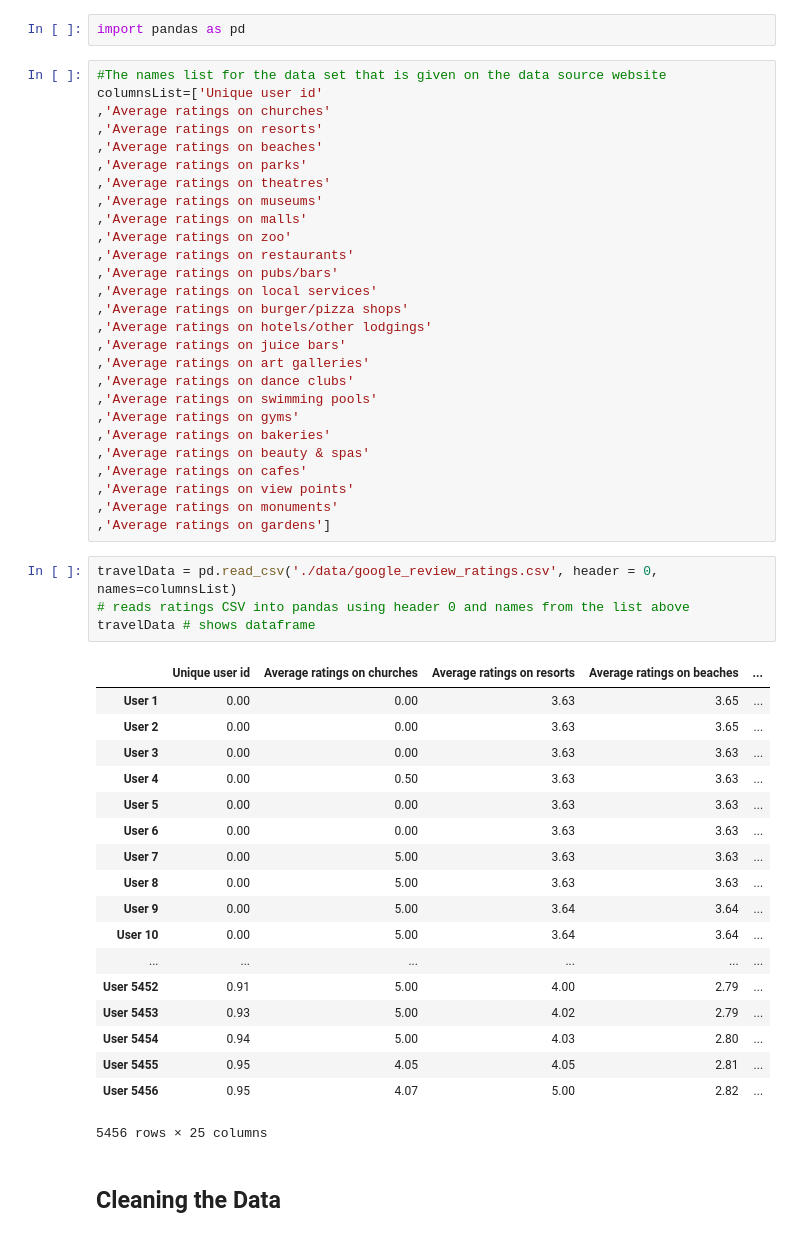
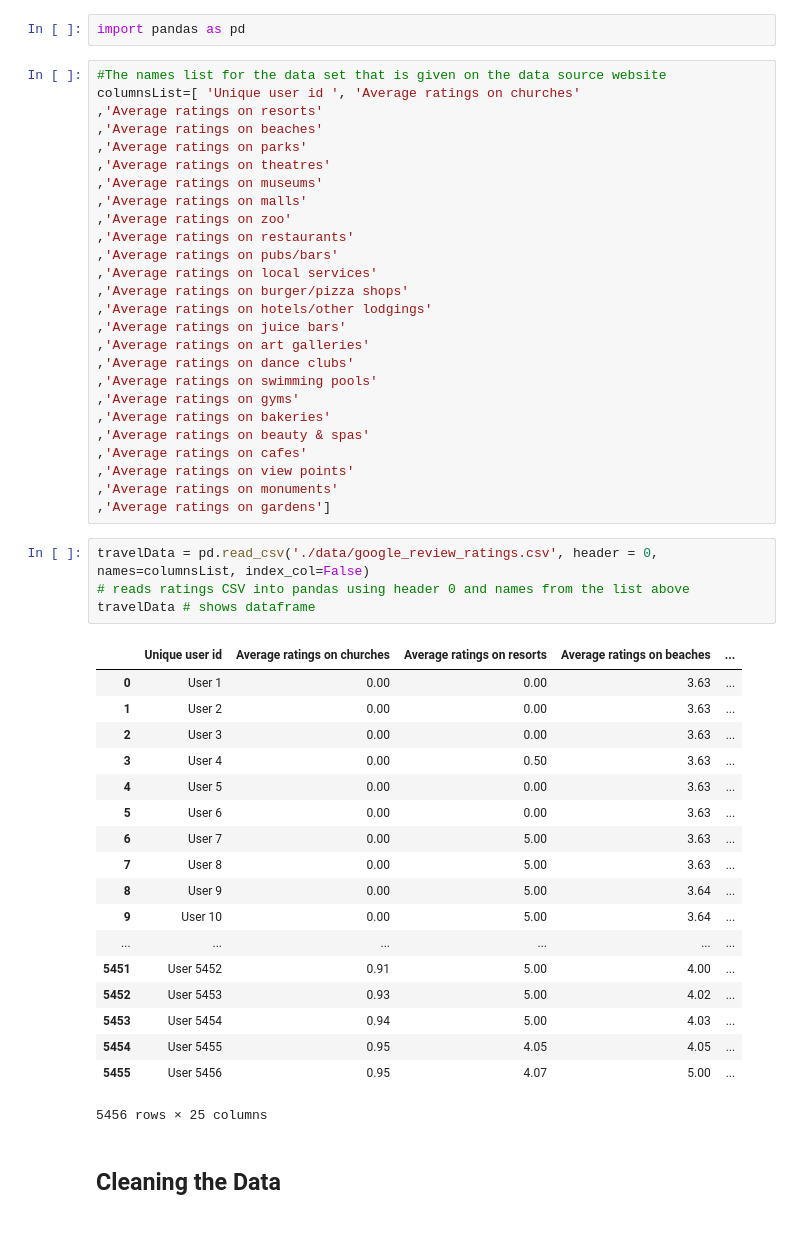
Before and after one commit to vasanth16/relishTravel, a Jupyter notebook: Analyzing Travel Preferences.ipynb, the cells around one changed output. Drawn from its saved outputs; the diff is of its cells as text.

```diff
--- a/Analyzing Travel Preferences.ipynb
+++ b/Analyzing Travel Preferences.ipynb
@@ -17,8 +17,7 @@ To facilitate collaboration, Vasanth and I have set up a private Github reposito
 import pandas as pd
 # %%
 #The names list for the data set that is given on the data source website
-columnsList=['Unique user id'
-,'Average ratings on churches'
+columnsList=[ 'Unique user id ', 'Average ratings on churches'
 ,'Average ratings on resorts'
 ,'Average ratings on beaches'
 ,'Average ratings on parks'
@@ -43,27 +42,27 @@ columnsList=['Unique user id'
 ,'Average ratings on monuments'
 ,'Average ratings on gardens']
 # %%
-travelData = pd.read_csv('./data/google_review_ratings.csv', header = 0, names=columnsList)
+travelData = pd.read_csv('./data/google_review_ratings.csv', header = 0, names=columnsList, index_col=False)
 # reads ratings CSV into pandas using header 0 and names from the list above
 travelData # shows dataframe
 # %% [output]
 |  | Unique user id | Average ratings on churches | Average ratings on resorts | Average ratings on beaches | ... |
-| User 1 | 0.00 | 0.00 | 3.63 | 3.65 | ... |
-| User 2 | 0.00 | 0.00 | 3.63 | 3.65 | ... |
-| User 3 | 0.00 | 0.00 | 3.63 | 3.63 | ... |
-| User 4 | 0.00 | 0.50 | 3.63 | 3.63 | ... |
-| User 5 | 0.00 | 0.00 | 3.63 | 3.63 | ... |
-| User 6 | 0.00 | 0.00 | 3.63 | 3.63 | ... |
-| User 7 | 0.00 | 5.00 | 3.63 | 3.63 | ... |
-| User 8 | 0.00 | 5.00 | 3.63 | 3.63 | ... |
-| User 9 | 0.00 | 5.00 | 3.64 | 3.64 | ... |
-| User 10 | 0.00 | 5.00 | 3.64 | 3.64 | ... |
+| 0 | User 1 | 0.00 | 0.00 | 3.63 | ... |
+| 1 | User 2 | 0.00 | 0.00 | 3.63 | ... |
+| 2 | User 3 | 0.00 | 0.00 | 3.63 | ... |
+| 3 | User 4 | 0.00 | 0.50 | 3.63 | ... |
+| 4 | User 5 | 0.00 | 0.00 | 3.63 | ... |
+| 5 | User 6 | 0.00 | 0.00 | 3.63 | ... |
+| 6 | User 7 | 0.00 | 5.00 | 3.63 | ... |
+| 7 | User 8 | 0.00 | 5.00 | 3.63 | ... |
+| 8 | User 9 | 0.00 | 5.00 | 3.64 | ... |
+| 9 | User 10 | 0.00 | 5.00 | 3.64 | ... |
 | ... | ... | ... | ... | ... | ... |
-| User 5452 | 0.91 | 5.00 | 4.00 | 2.79 | ... |
-| User 5453 | 0.93 | 5.00 | 4.02 | 2.79 | ... |
-| User 5454 | 0.94 | 5.00 | 4.03 | 2.80 | ... |
-| User 5455 | 0.95 | 4.05 | 4.05 | 2.81 | ... |
-| User 5456 | 0.95 | 4.07 | 5.00 | 2.82 | ... |
+| 5451 | User 5452 | 0.91 | 5.00 | 4.00 | ... |
+| 5452 | User 5453 | 0.93 | 5.00 | 4.02 | ... |
+| 5453 | User 5454 | 0.94 | 5.00 | 4.03 | ... |
+| 5454 | User 5455 | 0.95 | 4.05 | 4.05 | ... |
+| 5455 | User 5456 | 0.95 | 4.07 | 5.00 | ... |
 5456 rows × 25 columns
 # %% [markdown]
 ## Cleaning the Data
```
Also changed, not shown: parts of 1 cell of this notebook.
